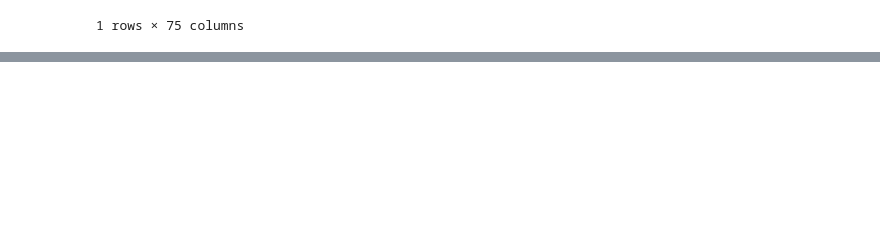
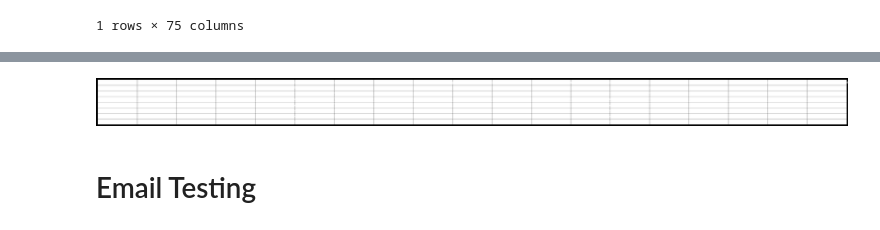
Before and after one commit to zachlim98/BeatingEnDUS, a Jupyter notebook: Account Tracking/tdaAPI2/DailyEmail.ipynb, the cells around one changed output, grey strips where cells are left out. Drawn from its saved outputs; the diff is of its cells as text; code cells hidden in the pictures; blank space fills up the shorter version.

```diff
--- a/Account Tracking/tdaAPI2/DailyEmail.ipynb
+++ b/Account Tracking/tdaAPI2/DailyEmail.ipynb
@@ -101,0 +115,3 @@ c.exerciceProbability
+# %%
+initial = pd.json_normalize(chains.json(), record_path="monthlyStrategyList")
+filtered = initial[initial["daysToExp"] < 42]
@@ -101,0 +128,2 @@ c.exerciceProbability
+# %%
+spreads = pd.json_normalize(filtered["optionStrategyList"].explode())
@@ -101,0 +137,16 @@ c.exerciceProbability
+# %%
+rando_data = []
+
+for i in df["Ticker"].to_list():
+    try:
+        chains = c.get_option_chain(symbol=i, contract_type=para.ContractType.PUT, strategy=para.Strategy.VERTICAL, option_type=para.Type.STANDARD)
+        initial = pd.json_normalize(chains.json(), record_path="monthlyStrategyList")
+        filtered = initial[initial["daysToExp"] < 45]
+        spreads = pd.json_normalize(filtered["optionStrategyList"].explode())
+        output = spreads.loc[(spreads["strategyBid"]>1.40) & (spreads["primaryLeg.range"]=="OTM")]
+        rando_data.append(output)
+
+    except:
+        pass
+
+rando_data = pd.concat(rando_data)
@@ -101,0 +159,3 @@ c.exerciceProbability
+# %%
+matplotlib.rcParams.update({'text.color': 'black'})
+save_as_table(list(rando_data.iloc[:,:6].columns),rando_data.iloc[:,:6].values.tolist(),None,"chains.png")
@@ -101,0 +164,19 @@ c.exerciceProbability
+# %%
+colLabels=list(rando_data.columns)
+nrows, ncols = len(rando_data.values.tolist())+1, len(colLabels)
+hcell, wcell = 0.3, 2.5
+hpad, wpad = 0, 0
+fig=plt.figure(figsize=(ncols*wcell+wpad, nrows*hcell+hpad))
+ax = fig.add_subplot(111)
+ax.axis('off')
+#do the table
+the_table = ax.table(cellText=rando_data.values.tolist(),
+          colLabels=colLabels,
+          loc='center',
+          cellLoc='center')
+the_table.auto_set_font_size(False)
+the_table.set_fontsize(15)
+the_table.scale(1.2,2)
+plt.savefig("positions.png", bbox_inches="tight", orientation="landscape", dpi=300)
+# %% [output]
+[figure, added]
@@ -101,0 +185,2 @@ c.exerciceProbability
+# %% [markdown]
+# Email Testing
```
Also changed, not shown: parts of 68 cells of this notebook, 12 other files.
